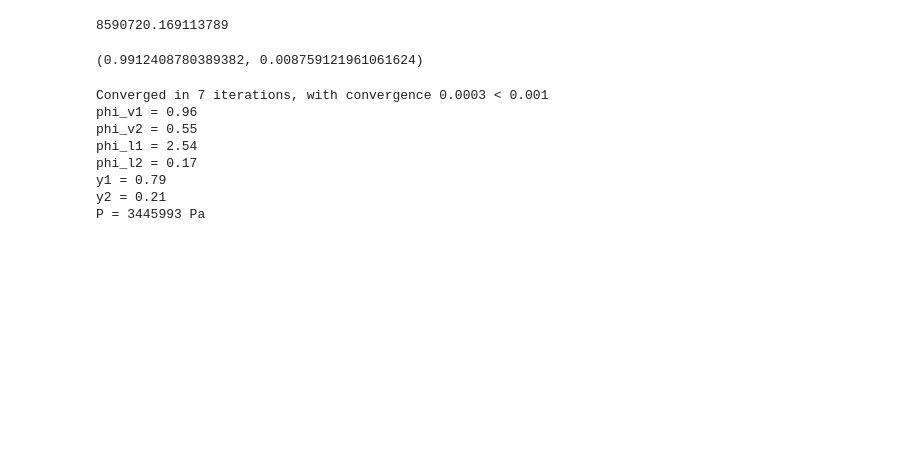
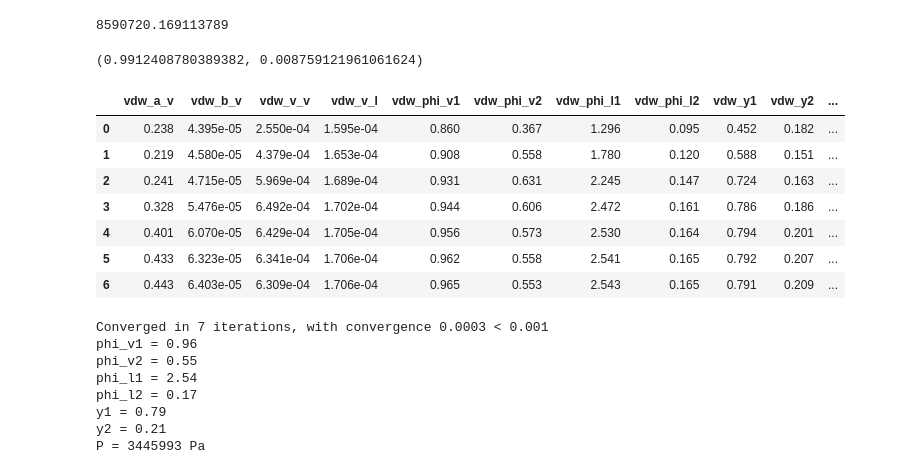
Before and after one commit to tengjuilin/cheme-sci-computing, a Jupyter notebook: cheme-sci-computing/programming/equilibrium-composition-by-equation-of-state.ipynb, the cells around one changed output. Drawn from its saved outputs; the diff is of its cells as text; code cells hidden in the pictures; blank space fills up the shorter version.

Commit message:
Add data reporting for each iteration

```diff
--- a/cheme-sci-computing/programming/equilibrium-composition-by-equation-of-state.ipynb
+++ b/cheme-sci-computing/programming/equilibrium-composition-by-equation-of-state.ipynb
@@ -239,6 +226,18 @@ phi = lambda comp1, comp2, P, v, T, R, a1, a12, b, b1: np.exp(
 # initialize guess
 v_v = 0
 v_l = 0
+# generate lists to store iteration results
+vdw_a_v = []
+vdw_b_v = []
+vdw_P = []
+vdw_y1 = []
+vdw_y2 = []
+vdw_v_v = []
+vdw_v_l = []
+vdw_phi_v1 = []
+vdw_phi_v2 = []
+vdw_phi_l1 = []
+vdw_phi_l2 = []
 
 # iteratre through vdW EOS
 num_iter = 0
@@ -267,6 +266,42 @@ while tol_criteria > tol and num_iter < max_iter:
     # calculate if calculation converges
     tol_criteria = abs(y1 + y2 - 1)
     num_iter += 1
+    # store iteration info for debugging
+    vdw_a_v.append(a_v)
+    vdw_b_v.append(b_v)
+    vdw_v_v.append(v_v)
+    vdw_v_l.append(v_l)
+    vdw_phi_v1.append(phi_v1)
+    vdw_phi_v2.append(phi_v2)
+    vdw_phi_l1.append(phi_l1)
+    vdw_phi_l2.append(phi_l2)
+    vdw_y1.append(y1)
+    vdw_y2.append(y2)
+    vdw_P.append(P)
+# %%
+pd.set_option("display.precision", 3)
+pd.DataFrame({
+    'vdw_a_v': vdw_a_v,
+    'vdw_b_v': vdw_b_v,
+    'vdw_v_v': vdw_v_v,
+    'vdw_v_l': vdw_v_l,
+    'vdw_phi_v1': vdw_phi_v1,
+    'vdw_phi_v2': vdw_phi_v2,
+    'vdw_phi_l1': vdw_phi_l1,
+    'vdw_phi_l2': vdw_phi_l2,
+    'vdw_y1': vdw_y1,
+    'vdw_y2': vdw_y2,
+    'vdw_P': vdw_P,
+})
+# %% [output]
+|  | vdw_a_v | vdw_b_v | vdw_v_v | vdw_v_l | vdw_phi_v1 | vdw_phi_v2 | vdw_phi_l1 | vdw_phi_l2 | vdw_y1 | vdw_y2 | ... |
+| 0 | 0.238 | 4.395e-05 | 2.550e-04 | 1.595e-04 | 0.860 | 0.367 | 1.296 | 0.095 | 0.452 | 0.182 | ... |
+| 1 | 0.219 | 4.580e-05 | 4.379e-04 | 1.653e-04 | 0.908 | 0.558 | 1.780 | 0.120 | 0.588 | 0.151 | ... |
+| 2 | 0.241 | 4.715e-05 | 5.969e-04 | 1.689e-04 | 0.931 | 0.631 | 2.245 | 0.147 | 0.724 | 0.163 | ... |
+| 3 | 0.328 | 5.476e-05 | 6.492e-04 | 1.702e-04 | 0.944 | 0.606 | 2.472 | 0.161 | 0.786 | 0.186 | ... |
+| 4 | 0.401 | 6.070e-05 | 6.429e-04 | 1.705e-04 | 0.956 | 0.573 | 2.530 | 0.164 | 0.794 | 0.201 | ... |
+| 5 | 0.433 | 6.323e-05 | 6.341e-04 | 1.706e-04 | 0.962 | 0.558 | 2.541 | 0.165 | 0.792 | 0.207 | ... |
+| 6 | 0.443 | 6.403e-05 | 6.309e-04 | 1.706e-04 | 0.965 | 0.553 | 2.543 | 0.165 | 0.791 | 0.209 | ... |
 # %%
 print(
     f"Converged in {num_iter} iterations, with convergence {round(tol_criteria, 4)} < {tol}"
```
Also changed, not shown: parts of 7 cells of this notebook.
